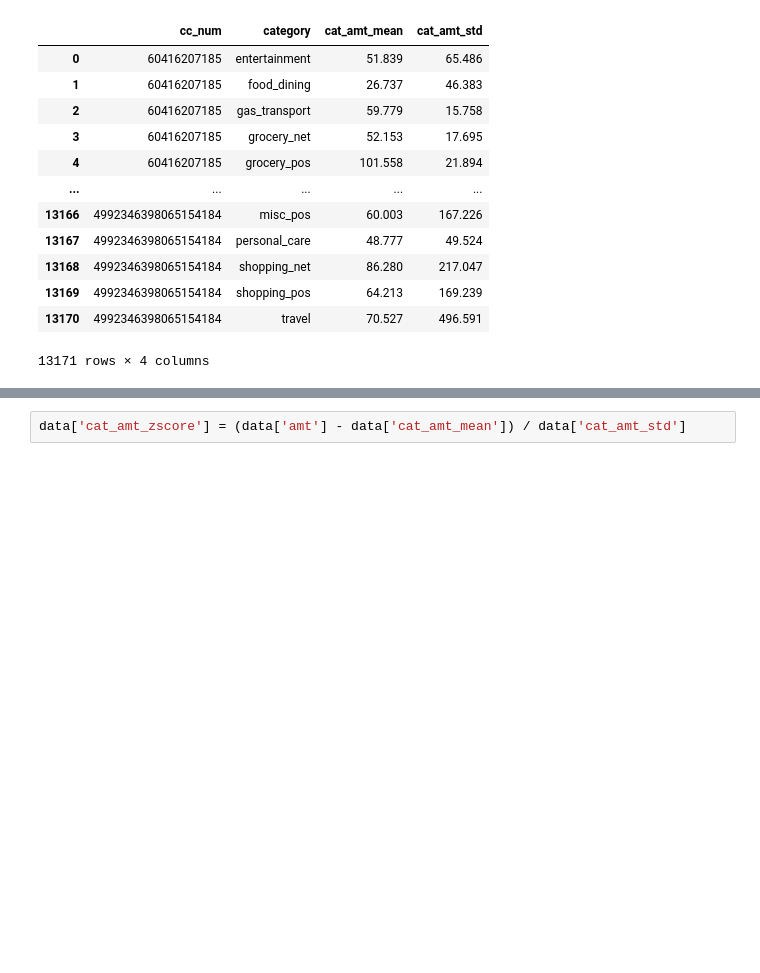
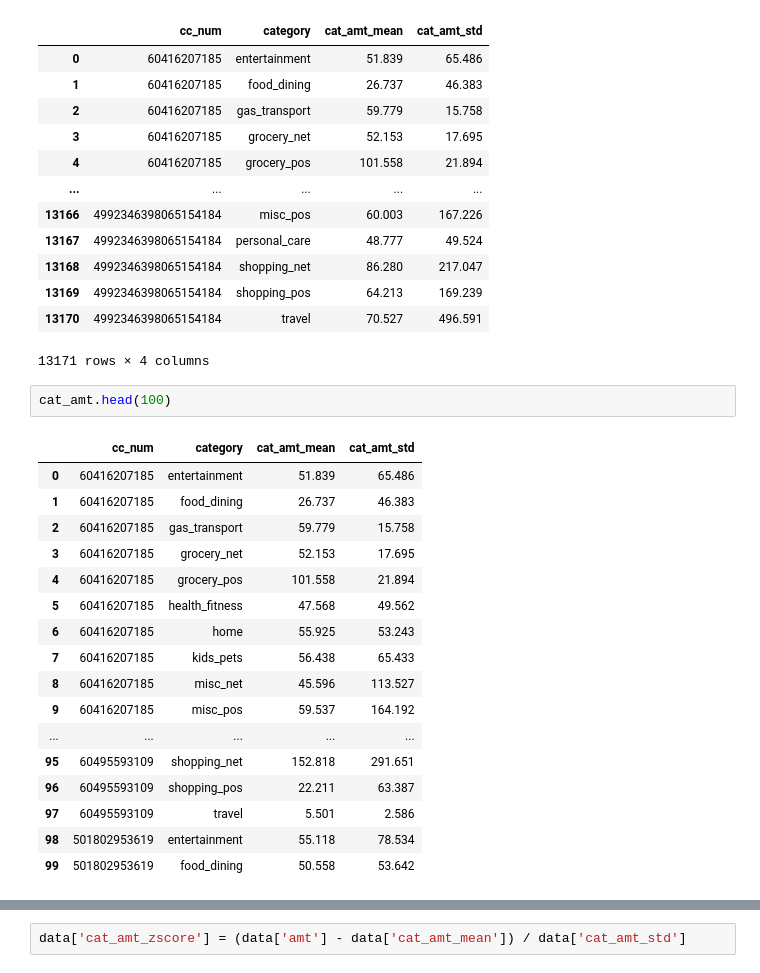
Before and after one commit to haram4th/finech, a Jupyter notebook: 05machine_learning/11지도학습_분류분석_신용카드사기탐지_모델만들기.ipynb, the cells around one changed output, grey strips where cells are left out. Drawn from its saved outputs; the diff is of its cells as text; blank space fills up the shorter version.

```diff
--- a/05machine_learning/11지도학습_분류분석_신용카드사기탐지_모델만들기.ipynb
+++ b/05machine_learning/11지도학습_분류분석_신용카드사기탐지_모델만들기.ipynb
@@ -375,6 +367,26 @@ cat_amt
 | 13169 | 4992346398065154184 | shopping_pos | 64.213 | 169.239 |
 | 13170 | 4992346398065154184 | travel | 70.527 | 496.591 |
 13171 rows × 4 columns
+# %%
+cat_amt.head(100)
+# %% [output]
+|  | cc_num | category | cat_amt_mean | cat_amt_std |
+| 0 | 60416207185 | entertainment | 51.839 | 65.486 |
+| 1 | 60416207185 | food_dining | 26.737 | 46.383 |
+| 2 | 60416207185 | gas_transport | 59.779 | 15.758 |
+| 3 | 60416207185 | grocery_net | 52.153 | 17.695 |
+| 4 | 60416207185 | grocery_pos | 101.558 | 21.894 |
+| 5 | 60416207185 | health_fitness | 47.568 | 49.562 |
+| 6 | 60416207185 | home | 55.925 | 53.243 |
+| 7 | 60416207185 | kids_pets | 56.438 | 65.433 |
+| 8 | 60416207185 | misc_net | 45.596 | 113.527 |
+| 9 | 60416207185 | misc_pos | 59.537 | 164.192 |
+| ... | ... | ... | ... | ... |
+| 95 | 60495593109 | shopping_net | 152.818 | 291.651 |
+| 96 | 60495593109 | shopping_pos | 22.211 | 63.387 |
+| 97 | 60495593109 | travel | 5.501 | 2.586 |
+| 98 | 501802953619 | entertainment | 55.118 | 78.534 |
+| 99 | 501802953619 | food_dining | 50.558 | 53.642 |
 # %%
 data = pd.merge(data, cat_amt, how='left', on=['cc_num', 'category'])
 data
```
Also changed, not shown: parts of 36 cells of this notebook, 2 other files.
